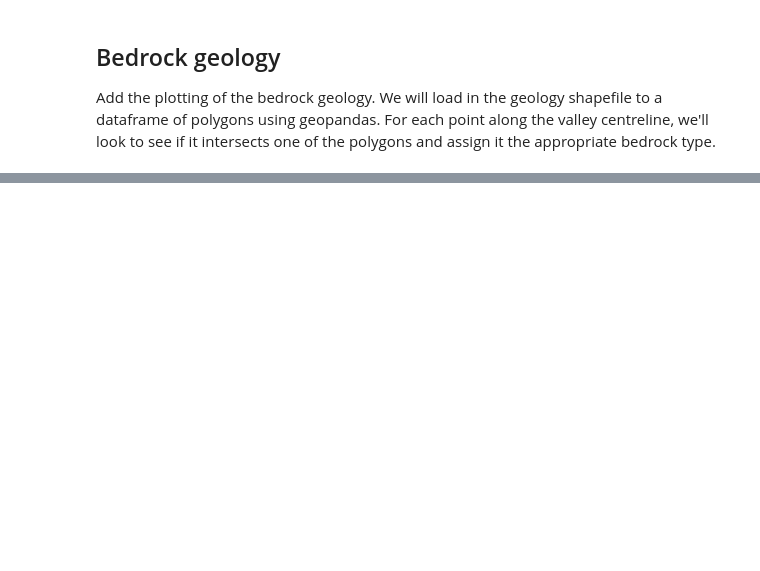
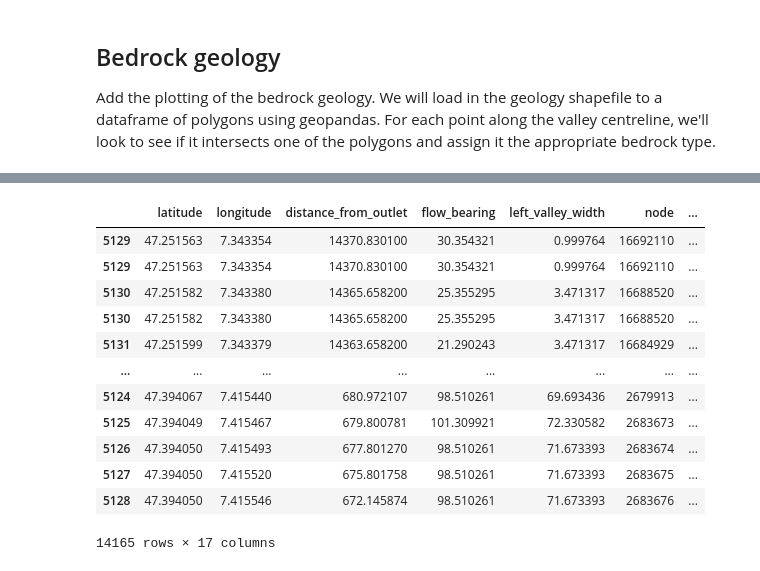
Before and after one commit to LSDtopotools/lsdtt_notebooks, a Jupyter notebook: lsdviztools/valley_analysis/plot-valley-analysis.ipynb, the cells around one changed output, grey strips where cells are left out. Drawn from its saved outputs; the diff is of its cells as text; code cells hidden in the pictures; blank space fills up the shorter version.

```diff
--- a/lsdviztools/valley_analysis/plot-valley-analysis.ipynb
+++ b/lsdviztools/valley_analysis/plot-valley-analysis.ipynb
@@ -214,3 +236,19 @@ widths_plus_geology = widths_plus_geology.drop(columns=('centreline_buffer'))
 # %%
 # let's write the new dataframe to a shapefile so we can load it in to QGIS and test if it worked
 widths_plus_geology.to_file('/media/TopographicData/TopographicData/valley_width/Switzerland/Birs/Geology/Birs_widths_plus_geology.shp')
+# %%
+widths_plus_geology
+# %% [output]
+|  | latitude | longitude | distance_from_outlet | flow_bearing | left_valley_width | node | ... |
+| 5129 | 47.251563 | 7.343354 | 14370.830100 | 30.354321 | 0.999764 | 16692110 | ... |
+| 5129 | 47.251563 | 7.343354 | 14370.830100 | 30.354321 | 0.999764 | 16692110 | ... |
+| 5130 | 47.251582 | 7.343380 | 14365.658200 | 25.355295 | 3.471317 | 16688520 | ... |
+| 5130 | 47.251582 | 7.343380 | 14365.658200 | 25.355295 | 3.471317 | 16688520 | ... |
+| 5131 | 47.251599 | 7.343379 | 14363.658200 | 21.290243 | 3.471317 | 16684929 | ... |
+| ... | ... | ... | ... | ... | ... | ... | ... |
+| 5124 | 47.394067 | 7.415440 | 680.972107 | 98.510261 | 69.693436 | 2679913 | ... |
+| 5125 | 47.394049 | 7.415467 | 679.800781 | 101.309921 | 72.330582 | 2683673 | ... |
+| 5126 | 47.394050 | 7.415493 | 677.801270 | 98.510261 | 71.673393 | 2683674 | ... |
+| 5127 | 47.394050 | 7.415520 | 675.801758 | 98.510261 | 71.673393 | 2683675 | ... |
+| 5128 | 47.394050 | 7.415546 | 672.145874 | 98.510261 | 71.673393 | 2683676 | ... |
+14165 rows × 17 columns
```
Also changed, not shown: parts of 8 cells of this notebook.
